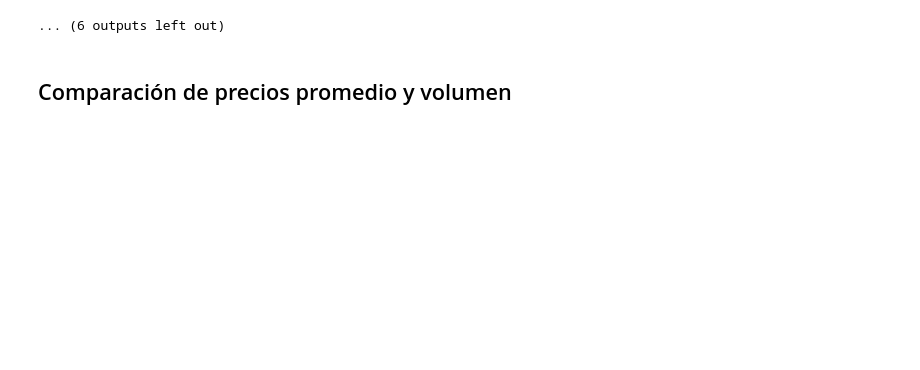
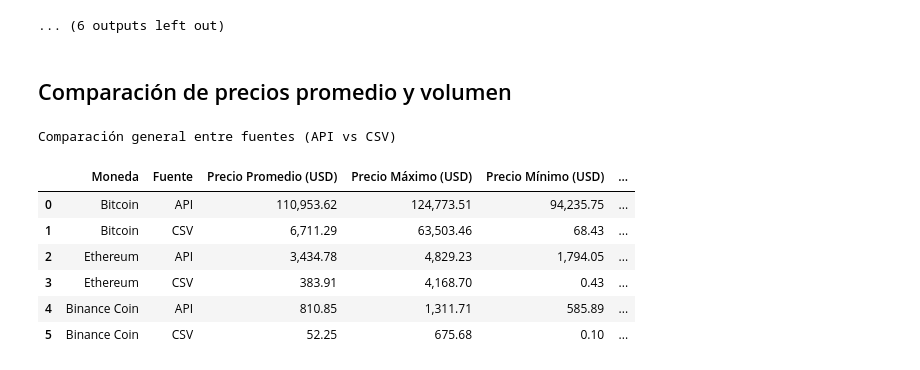
Before and after one commit to Jorge1Rodriguez/Proyecto-Final-BI, a Jupyter notebook: notebooks/sprint1_data_collection.ipynb, the cells around one changed output. Saved outputs shown, nothing was run; the diff lists cells and outputs as text; code cells hidden in the pictures; blank space fills up the shorter version.

```diff
--- a/notebooks/sprint1_data_collection.ipynb
+++ b/notebooks/sprint1_data_collection.ipynb
@@ -306,26 +321,59 @@ Estadísticas descriptivas — Bitcoin (BTC_CSV)
 # %% [markdown]
 ## Comparación de precios promedio y volumen
 # %%
-# Crear tabla resumen comparativa
 def resumen_comparativo(df_api, df_csv, coin_name):
+    """Genera un resumen comparativo de estadísticas básicas entre dos fuentes (API y CSV)."""
+
     datos = {
-        "Moneda": coin_name,
+        "Moneda": [coin_name, coin_name],
         "Fuente": ["API", "CSV"],
-        "Precio Promedio (USD)": [df_api["close"].mean(), df_csv["close"].mean()],
-        "Precio Máximo (USD)": [df_api["close"].max(), df_csv["close"].max()],
-        "Precio Mínimo (USD)": [df_api["close"].min(), df_csv["close"].min()],
+        "Precio Promedio (USD)": [
+            df_api["close"].mean(),
+            df_csv["close"].mean()
+        ],
+        "Precio Máximo (USD)": [
+            df_api["close"].max(),
+            df_csv["close"].max()
+        ],
+        "Precio Mínimo (USD)": [
+            df_api["close"].min(),
+            df_csv["close"].min()
+        ],
     }
-    # Agregar volumen solo si existe en ambos datasets
+
     if "volume" in df_api.columns:
-        datos["Volumen Promedio (USD)"] = [df_api["volume"].mean(), df_csv["volume"].mean() if "volume" in df_csv.columns else None]
-    return pd.DataFrame(datos)
+        datos["Volumen Promedio (USD)"] = [
+            df_api["volume"].mean(),
+            df_csv["volume"].mean() if "volume" in df_csv.columns else np.nan
+        ]
+
+    resumen = pd.DataFrame(datos)
+    for col in resumen.columns:
+        if col not in ["Moneda", "Fuente"]:
+            resumen[col] = pd.to_numeric(resumen[col], errors='coerce')
+    return resumen
+
 
 btc_res = resumen_comparativo(btc_api, btc_csv, "Bitcoin")
 eth_res = resumen_comparativo(eth_api, eth_csv, "Ethereum")
 bnb_res = resumen_comparativo(bnb_api, bnb_csv, "Binance Coin")
 
 resumen_total = pd.concat([btc_res, eth_res, bnb_res], ignore_index=True)
+
+
+numeric_cols = resumen_total.select_dtypes(include='number').columns
+
 display(
-    resumen_total.style.format("{:,.2f}")
+    resumen_total.style
+        .format("{:,.2f}", subset=numeric_cols)  # formato claro para valores numéricos
         .set_caption("Comparación general entre fuentes (API vs CSV)")
 )
+# %% [output]
+Comparación general entre fuentes (API vs CSV)
+|  | Moneda | Fuente | Precio Promedio (USD) | Precio Máximo (USD) | Precio Mínimo (USD) | ... |
+| 0 | Bitcoin | API | 110,953.62 | 124,773.51 | 94,235.75 | ... |
+| 1 | Bitcoin | CSV | 6,711.29 | 63,503.46 | 68.43 | ... |
+| 2 | Ethereum | API | 3,434.78 | 4,829.23 | 1,794.05 | ... |
+| 3 | Ethereum | CSV | 383.91 | 4,168.70 | 0.43 | ... |
+| 4 | Binance Coin | API | 810.85 | 1,311.71 | 585.89 | ... |
+| 5 | Binance Coin | CSV | 52.25 | 675.68 | 0.10 | ... |
```
Also changed, not shown: parts of 6 cells of this notebook.
